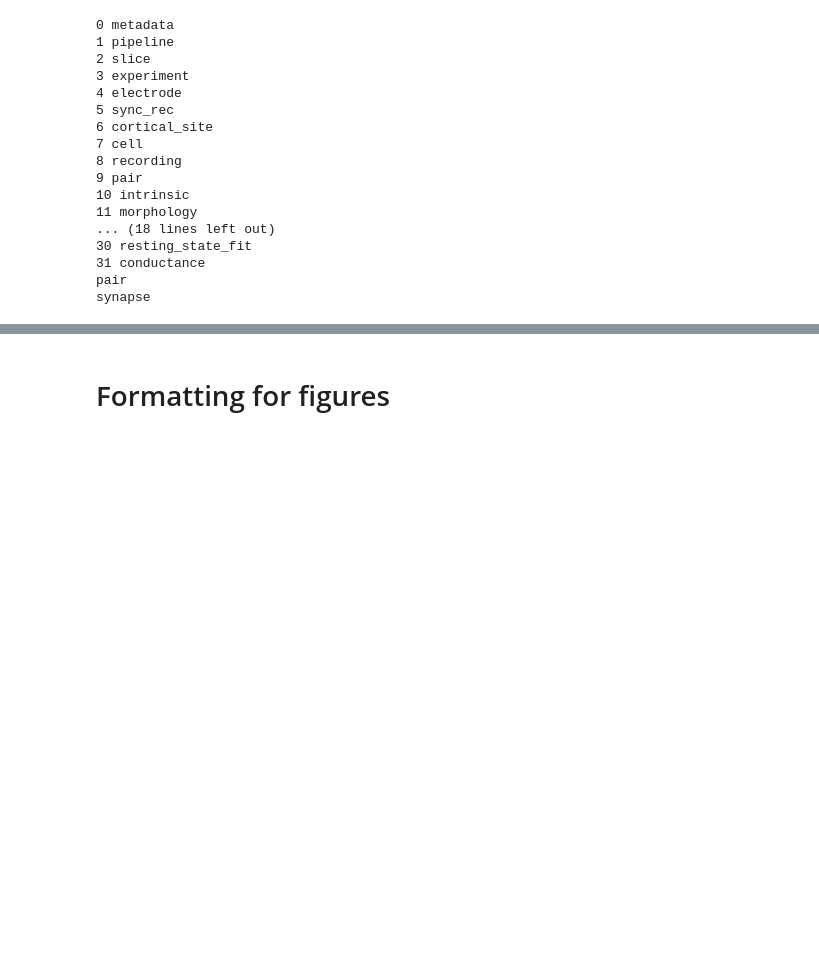
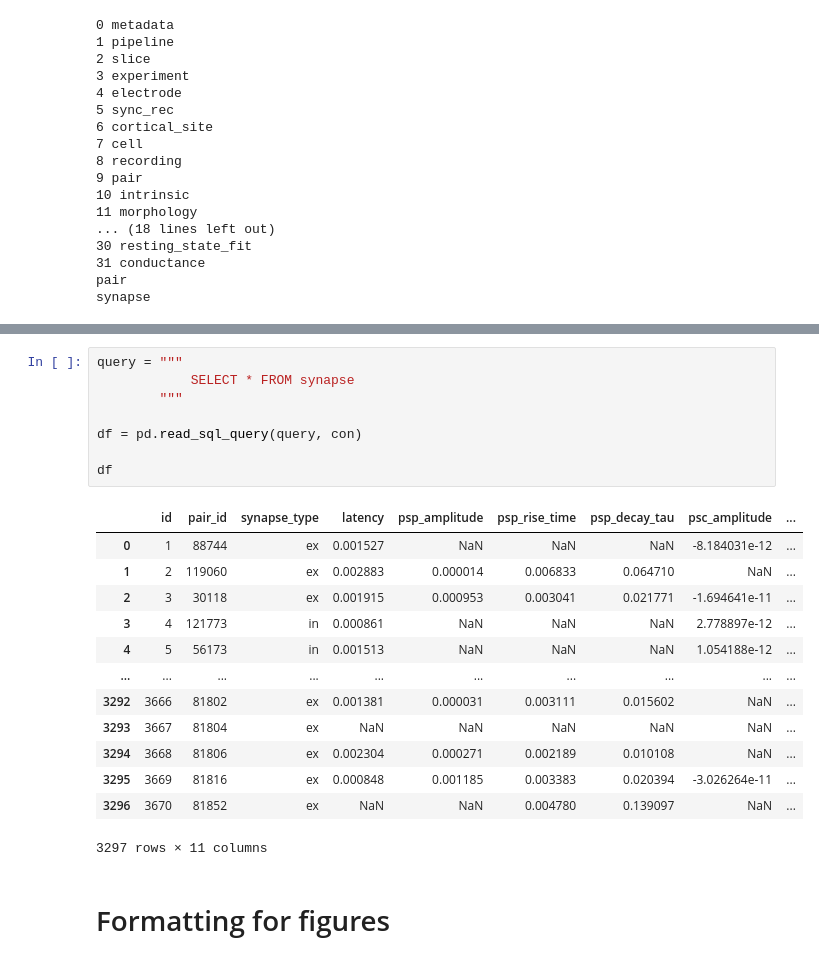
Before and after one commit to acevedomartina/HeterogeneousRNNs, a Jupyter notebook: data_analysis/analysis_neneva.ipynb, the cells around one changed output, grey strips where cells are left out. Cells and saved outputs as stored; diff of their text form; blank space fills up the shorter version.

```diff
--- a/data_analysis/analysis_neneva.ipynb
+++ b/data_analysis/analysis_neneva.ipynb
@@ -136,3 +184,25 @@ synapse
+# %%
+query = """
+            SELECT * FROM synapse
+        """
+
+df = pd.read_sql_query(query, con)
+
+df
+# %% [output]
+|  | id | pair_id | synapse_type | latency | psp_amplitude | psp_rise_time | psp_decay_tau | psc_amplitude | ... |
+| 0 | 1 | 88744 | ex | 0.001527 | NaN | NaN | NaN | -8.184031e-12 | ... |
+| 1 | 2 | 119060 | ex | 0.002883 | 0.000014 | 0.006833 | 0.064710 | NaN | ... |
+| 2 | 3 | 30118 | ex | 0.001915 | 0.000953 | 0.003041 | 0.021771 | -1.694641e-11 | ... |
+| 3 | 4 | 121773 | in | 0.000861 | NaN | NaN | NaN | 2.778897e-12 | ... |
+| 4 | 5 | 56173 | in | 0.001513 | NaN | NaN | NaN | 1.054188e-12 | ... |
+| ... | ... | ... | ... | ... | ... | ... | ... | ... | ... |
+| 3292 | 3666 | 81802 | ex | 0.001381 | 0.000031 | 0.003111 | 0.015602 | NaN | ... |
+| 3293 | 3667 | 81804 | ex | NaN | NaN | NaN | NaN | NaN | ... |
+| 3294 | 3668 | 81806 | ex | 0.002304 | 0.000271 | 0.002189 | 0.010108 | NaN | ... |
+| 3295 | 3669 | 81816 | ex | 0.000848 | 0.001185 | 0.003383 | 0.020394 | -3.026264e-11 | ... |
+| 3296 | 3670 | 81852 | ex | NaN | NaN | 0.004780 | 0.139097 | NaN | ... |
+3297 rows × 11 columns
 # %% [markdown]
 # Formatting for figures
 # %%
```
Also changed, not shown: parts of 30 cells of this notebook, 7 other files.
